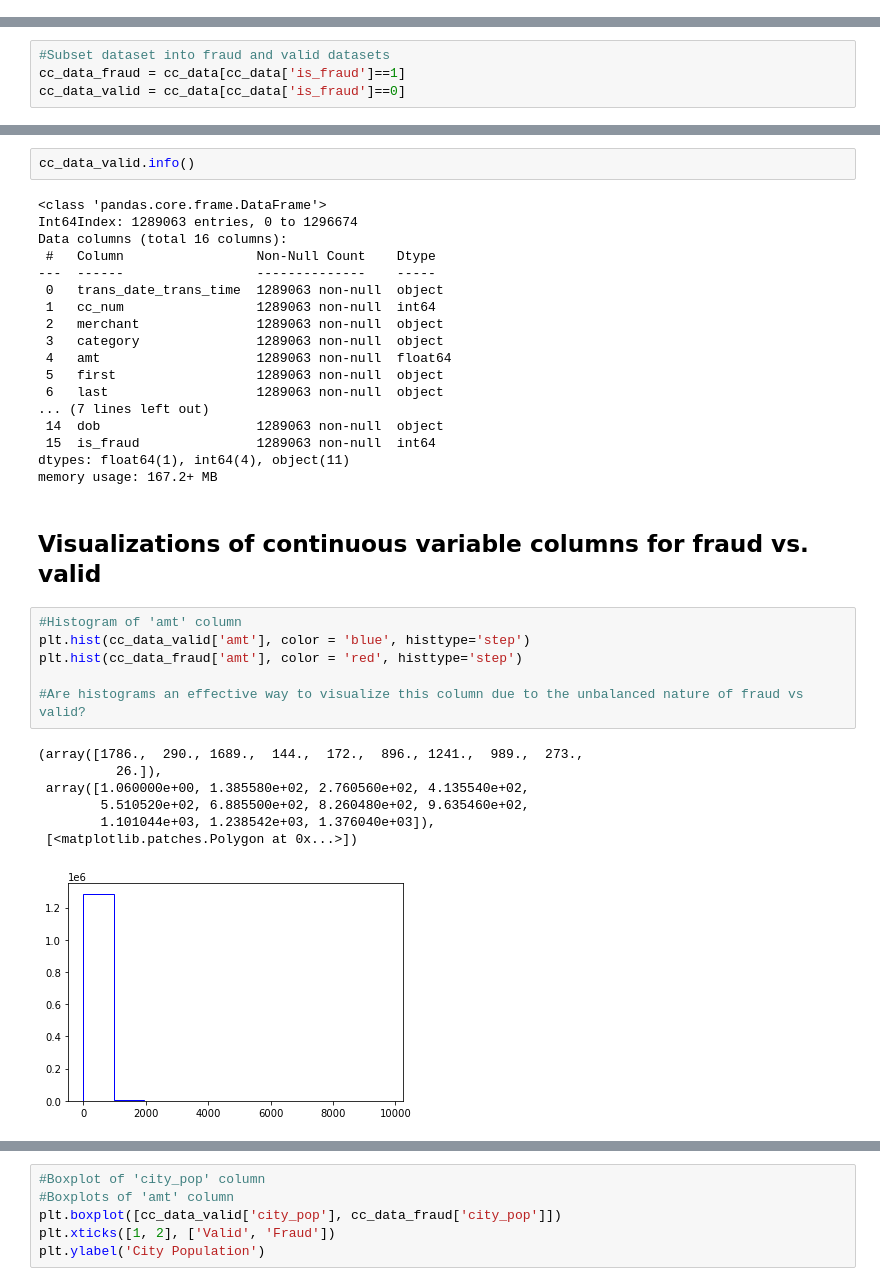
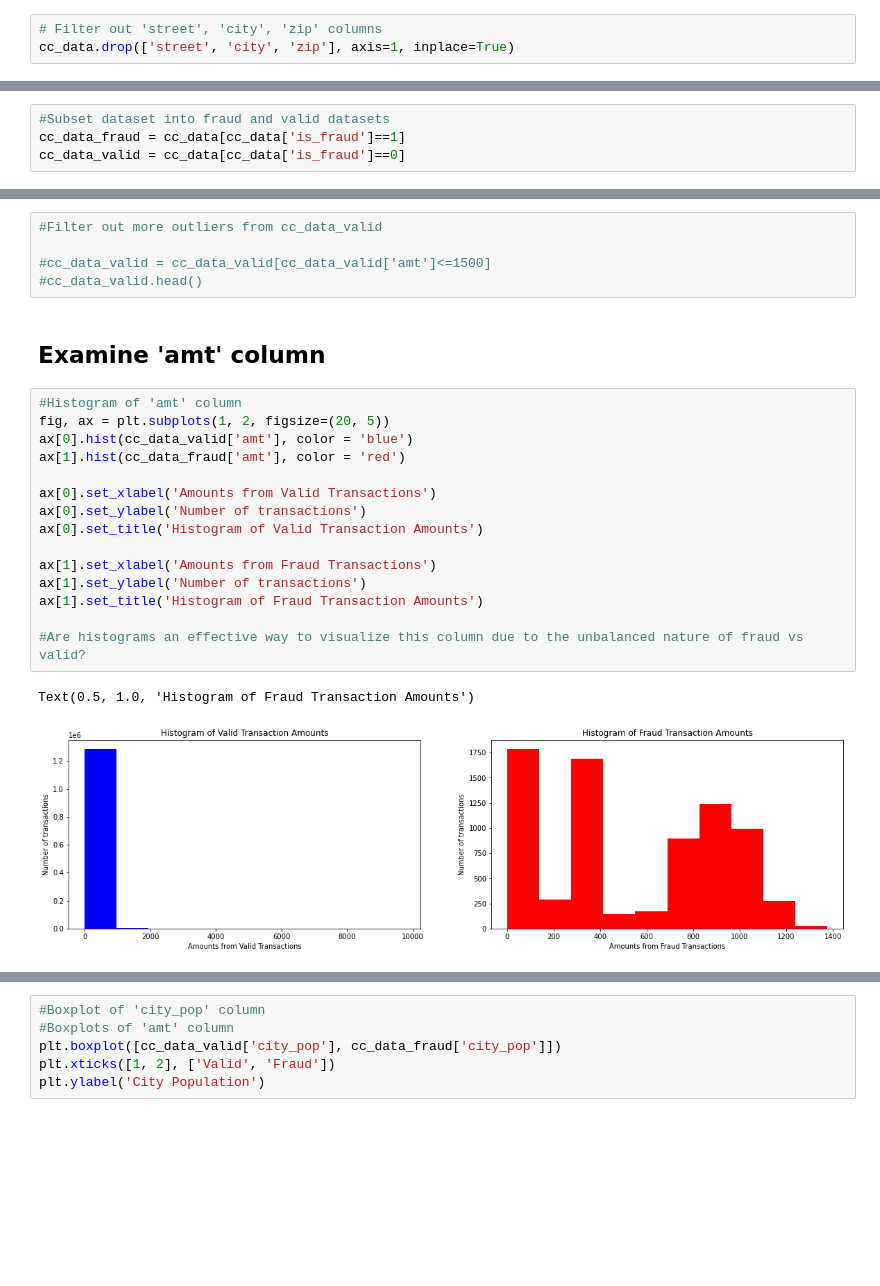
Before and after one commit to cchung106/Capstone-Two, a Jupyter notebook: Notebooks/02_EDA.ipynb, the cells around one changed output, grey strips where cells are left out. Saved outputs shown, nothing was run; the diff lists cells and outputs as text; blank space fills up the shorter version.

```diff
--- a/Notebooks/02_EDA.ipynb
+++ b/Notebooks/02_EDA.ipynb
@@ -38,3 +38,6 @@ Data columns (total 16 columns):
  15  is_fraud               1296569 non-null  int64
 dtypes: float64(1), int64(4), object(11)
 memory usage: 168.2+ MB
+# %%
+# Filter out 'street', 'city', 'zip' columns
+cc_data.drop(['street', 'city', 'zip'], axis=1, inplace=True)
@@ -85,39 +106,28 @@ cc_data_valid.head()
-# %%
-cc_data_valid.info()
-# %% [output]
-<class 'pandas.core.frame.DataFrame'>
-Int64Index: 1289063 entries, 0 to 1296674
-Data columns (total 16 columns):
- #   Column                 Non-Null Count    Dtype
----  ------                 --------------    -----
- 0   trans_date_trans_time  1289063 non-null  object
- 1   cc_num                 1289063 non-null  int64
- 2   merchant               1289063 non-null  object
- 3   category               1289063 non-null  object
- 4   amt                    1289063 non-null  float64
- 5   first                  1289063 non-null  object
- 6   last                   1289063 non-null  object
-... (7 lines left out)
- 14  dob                    1289063 non-null  object
- 15  is_fraud               1289063 non-null  int64
-dtypes: float64(1), int64(4), object(11)
-memory usage: 167.2+ MB
+# %%
+#Filter out more outliers from cc_data_valid
+
+#cc_data_valid = cc_data_valid[cc_data_valid['amt']<=1500]
+#cc_data_valid.head()
 # %% [markdown]
-## Visualizations of continuous variable columns for fraud vs. valid
+## Examine 'amt' column
 # %%
 #Histogram of 'amt' column
-plt.hist(cc_data_valid['amt'], color = 'blue', histtype='step')
-plt.hist(cc_data_fraud['amt'], color = 'red', histtype='step')
+fig, ax = plt.subplots(1, 2, figsize=(20, 5))
+ax[0].hist(cc_data_valid['amt'], color = 'blue')
+ax[1].hist(cc_data_fraud['amt'], color = 'red')
+
+ax[0].set_xlabel('Amounts from Valid Transactions')
+ax[0].set_ylabel('Number of transactions')
+ax[0].set_title('Histogram of Valid Transaction Amounts')
+
+ax[1].set_xlabel('Amounts from Fraud Transactions')
+ax[1].set_ylabel('Number of transactions')
+ax[1].set_title('Histogram of Fraud Transaction Amounts')
 
 #Are histograms an effective way to visualize this column due to the unbalanced nature of fraud vs valid?
 # %% [output]
-(array([1786.,  290., 1689.,  144.,  172.,  896., 1241.,  989.,  273.,
-          26.]),
- array([1.060000e+00, 1.385580e+02, 2.760560e+02, 4.135540e+02,
-        5.510520e+02, 6.885500e+02, 8.260480e+02, 9.635460e+02,
-        1.101044e+03, 1.238542e+03, 1.376040e+03]),
- [<matplotlib.patches.Polygon at 0x...>])
+Text(0.5, 1.0, 'Histogram of Fraud Transaction Amounts')
-[figure, old version]
+[figure, new version]
 # %%
 #Boxplots of 'amt' column
 plt.boxplot([cc_data_valid['amt'], cc_data_fraud['amt']])
```
Also changed, not shown: parts of 62 cells of this notebook.
